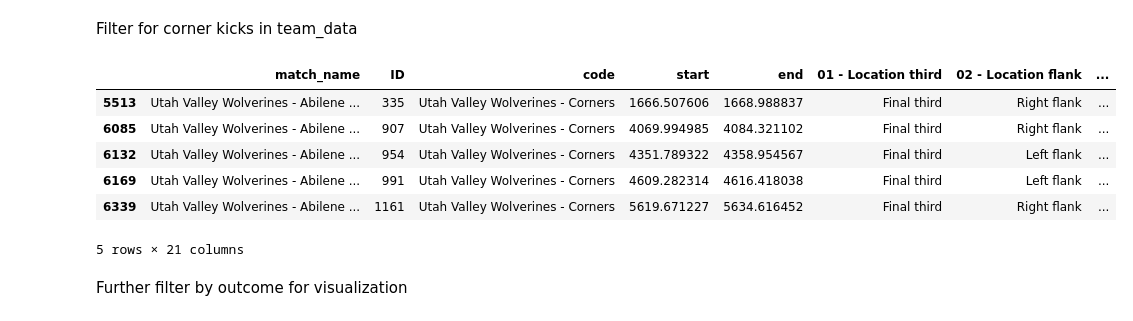
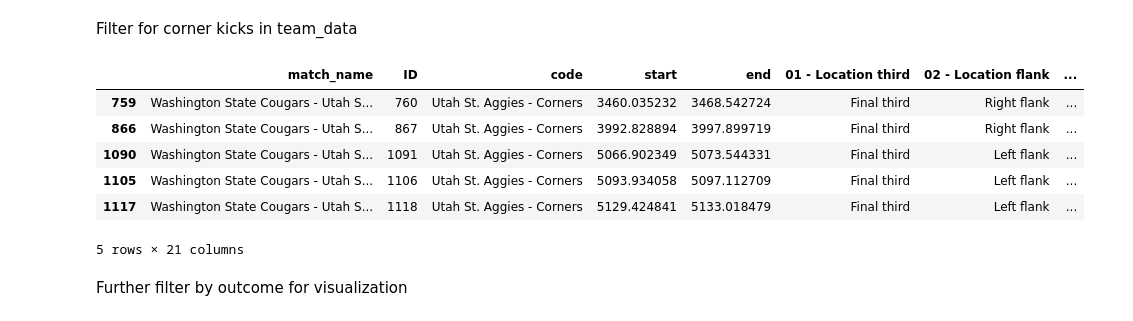
Before and after one commit to Hungagainagainagain/UofU-Soccer-Analytics, a Jupyter notebook: competitoranalyzed.ipynb, the cells around one changed output. Cells and saved outputs as stored; diff of their text form; code cells hidden in the pictures.

```diff
--- a/competitoranalyzed.ipynb
+++ b/competitoranalyzed.ipynb
@@ -13,11 +13,8 @@ Extract table(s), how ever many you want
 # %%
 # List XML files
 xml_files = [
-    "/Users/hungduong/Documents/MSBA UofU/MSBA 3rd/Soccer Analytics/Utah Valley/Seattle Redhawks - Utah Valley Wolverines 3-3 (Team-based).xml",
-    "/Users/hungduong/Documents/MSBA UofU/MSBA 3rd/Soccer Analytics/Utah Valley/Utah Valley Wolverines - California Baptist Lancers 2-3 (Team-based).xml",
-    "/Users/hungduong/Documents/MSBA UofU/MSBA 3rd/Soccer Analytics/Utah Valley/Utah Valley Wolverines - California Baptist Lancers 4-1 (Team-based).xml",
-    "/Users/hungduong/Documents/MSBA UofU/MSBA 3rd/Soccer Analytics/Utah Valley/Utah Valley Wolverines - Grand Canyon Lopes 3-0 (Team-based).xml",
-    "/Users/hungduong/Documents/MSBA UofU/MSBA 3rd/Soccer Analytics/Utah Valley/Utah Valley Wolverines - Abilene Christian  Wildcats 4-1 (Team-based).xml"
+    "/Users/hungduong/Documents/MSBA UofU/MSBA 3rd/Soccer Analytics/Utah State/Washington State Cougars - Utah St. Aggies 0-1 (Team-based).xml"
+
 ]
 
 all_rows = []
@@ -255,18 +264,16 @@ Goalkeeper exit
 # %% [markdown]
 Filter for corner kicks in team_data
 # %%
-
-
-team_corners = team_data[team_data['code'].str.contains('Utah Valley Wolverines - Corners')]
+team_corners = team_data[team_data['code'].str.contains('Utah St. Aggies - Corners')]
 pd.set_option('display.max_colwidth', None)
 team_corners.tail()
 # %% [output]
 |  | match_name | ID | code | start | end | 01 - Location third | 02 - Location flank | ... |
-| 5513 | Utah Valley Wolverines - Abilene ... | 335 | Utah Valley Wolverines - Corners | 1666.507606 | 1668.988837 | Final third | Right flank | ... |
-| 6085 | Utah Valley Wolverines - Abilene ... | 907 | Utah Valley Wolverines - Corners | 4069.994985 | 4084.321102 | Final third | Right flank | ... |
-| 6132 | Utah Valley Wolverines - Abilene ... | 954 | Utah Valley Wolverines - Corners | 4351.789322 | 4358.954567 | Final third | Left flank | ... |
-| 6169 | Utah Valley Wolverines - Abilene ... | 991 | Utah Valley Wolverines - Corners | 4609.282314 | 4616.418038 | Final third | Left flank | ... |
-| 6339 | Utah Valley Wolverines - Abilene ... | 1161 | Utah Valley Wolverines - Corners | 5619.671227 | 5634.616452 | Final third | Right flank | ... |
+| 759 | Washington State Cougars - Utah S... | 760 | Utah St. Aggies - Corners | 3460.035232 | 3468.542724 | Final third | Right flank | ... |
+| 866 | Washington State Cougars - Utah S... | 867 | Utah St. Aggies - Corners | 3992.828894 | 3997.899719 | Final third | Right flank | ... |
+| 1090 | Washington State Cougars - Utah S... | 1091 | Utah St. Aggies - Corners | 5066.902349 | 5073.544331 | Final third | Left flank | ... |
+| 1105 | Washington State Cougars - Utah S... | 1106 | Utah St. Aggies - Corners | 5093.934058 | 5097.112709 | Final third | Left flank | ... |
+| 1117 | Washington State Cougars - Utah S... | 1118 | Utah St. Aggies - Corners | 5129.424841 | 5133.018479 | Final third | Left flank | ... |
 5 rows × 21 columns
 # %% [markdown]
 Further filter by outcome for visualization
```
Also changed, not shown: parts of 16 cells of this notebook.
